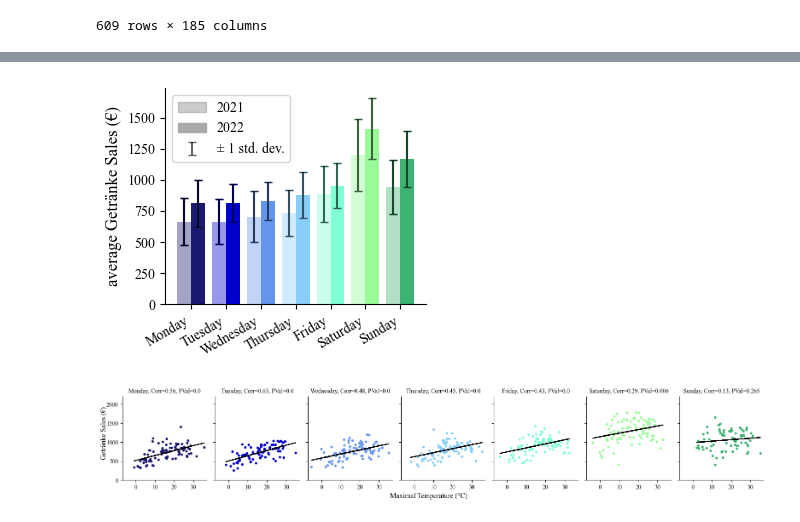
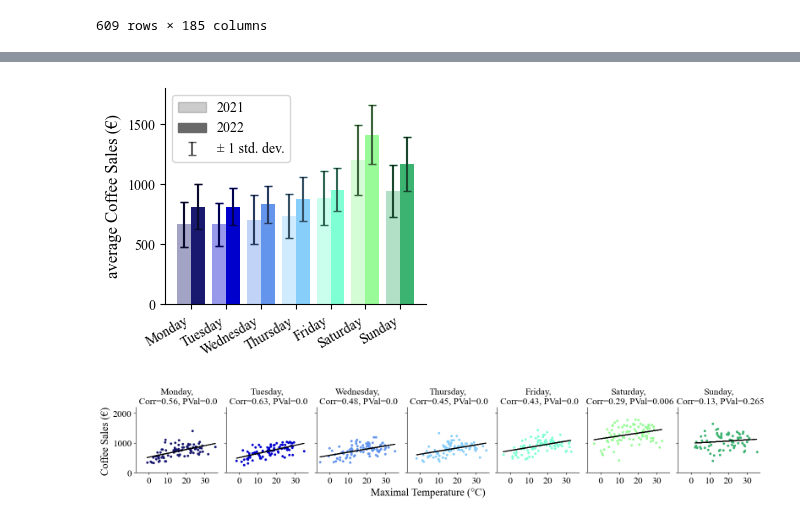
Before and after one commit to magicmagnus/CoffeeClimateCorrelation, a Jupyter notebook: 03_plot_combined_data.ipynb, the cells around one changed output, grey strips where cells are left out. Drawn from its saved outputs; the diff is of its cells as text; code cells hidden in the pictures.

Commit message:
plot updates

```diff
--- a/03_plot_combined_data.ipynb
+++ b/03_plot_combined_data.ipynb
@@ -111,7 +112,7 @@ def plot_correlation(df, weather_variable, sales_variable, condition, condition_
     ax.plot(X, reg.predict(X), color="black")
     corr = scipy.stats.pearsonr(df[sales_variable], df[weather_variable])[0]
     pval = scipy.stats.pearsonr(df[sales_variable], df[weather_variable])[1]
-    ax.set_title(f"{condition_value}, Corr={corr.round(2)}, PVal={pval.round(3)}", fontsize=10)
+    ax.set_title(f"{condition_value},\n Corr={corr.round(2)}, PVal={pval.round(3)}", fontsize=16)
 # %%
 weather_variable = "temperature_max"
 
@@ -120,11 +121,9 @@ sales_variable = "Coffee_sales"
 days = ["Monday", "Tuesday", "Wednesday", "Thursday", "Friday", "Saturday", "Sunday"]
 day_colors = ["midnightblue", "mediumblue", "cornflowerblue", "lightskyblue", "aquamarine", "palegreen", "mediumseagreen"]
 
-# change the font for the whole plot
-plt.rcParams["font.family"] = "Times New Roman"
 
 fig, ax = plt.subplots(1, 1, figsize=(3.5, 3), sharey=True, sharex=True)
-ax.set_ylabel("average Getränke Sales (€)", fontsize=12, x=-0.0, y=0.5)
+ax.set_ylabel("average Coffee Sales (€)", fontsize=12, x=-0.0, y=0.5)
 
 width = 0.4
 for i, day in enumerate(days):
@@ -144,40 +143,48 @@ for i, day in enumerate(days):
     ax.set_xticks(np.arange(1, 8))
     ax.set_xticklabels(days)
 
+    ax.set_ylim(0, 1800)
+    ax.set_yticks(np.arange(0, 1600, 500))
+
+
+
+
 t = ["2021", "2022", "± 1 std. dev."]
 handles, labels = ax.get_legend_handles_labels()
 leg = ax.legend(handles[:3], t)
 leg.legendHandles[0].set_color('grey')
-leg.legendHandles[1].set_color('darkgrey')
+leg.legendHandles[1].set_color('dimgrey')
 # remove the right and top border of the fig
 ax.spines["right"].set_visible(False)
 ax.spines["top"].set_visible(False)
 plt.tight_layout()
 plt.savefig("results/mean_sales_by_day_of_week.pdf", dpi=300, format="pdf")
 plt.show()
 
 
 
 # Plot the correlation between the max temperature and the sales for each day of the week
 fig, axes = plt.subplots(1, 7, figsize=(16, 3), sharey=True, sharex=True, frameon=True)
-fig.supxlabel("Maximal Temperature (°C)", fontsize=12, x=0.5, y=0.08)
-fig.supylabel("Getränke Sales (€)", fontsize=12, x=0.02, y=0.6)
+fig.supxlabel("Maximal Temperature (°C)", fontsize=18, x=0.5, y=0.08)
+fig.supylabel("Coffee Sales (€)", fontsize=18, x=0.015, y=0.53)
 for i, day in enumerate(days):
     plot_correlation(df, weather_variable, sales_variable, "day_of_week", day, axes[i], day_colors[i])
     axes[i].set_ylim(0, 2200)
-    axes[i].set_yticks(np.arange(0, 2500, 500))
+    axes[i].set_yticks(np.arange(0, 2500, 1000))
     axes[i].set_xlim(-7, 37)
     axes[i].set_xticks(np.arange(0, 40, 10))
+    # set the font size of the x and y axis labels
+    axes[i].tick_params(axis="both", which="major", labelsize=16)
 
     axes[i].spines["right"].set_visible(False)
     axes[i].spines["top"].set_visible(False)
 # tight layout to avoid overlapping of the x-axis labels
 plt.tight_layout()
-plt.savefig("results/correlation_by_day_of_week.pdf", dpi=300, format="pdf")
+plt.savefig("results/correlation_by_day_of_week.pdf", dpi=300, bbox_inches="tight")
 plt.show()
 # %% [output]
-[figure, old version]
+[figure, new version]
-[figure, old version]
+[figure, new version]
 # %%
 day_colors_warm = ["darkred", "red", "tomato", "darkorange", "orange", "goldenrod", "gold",  ]
 day_colors_cold = ["darkblue", "mediumblue", "blue", "lightskyblue", "turquoise", "aquamarine", "palegreen", ]
```
Also changed, not shown: parts of 7 cells of this notebook, 5 other files.
